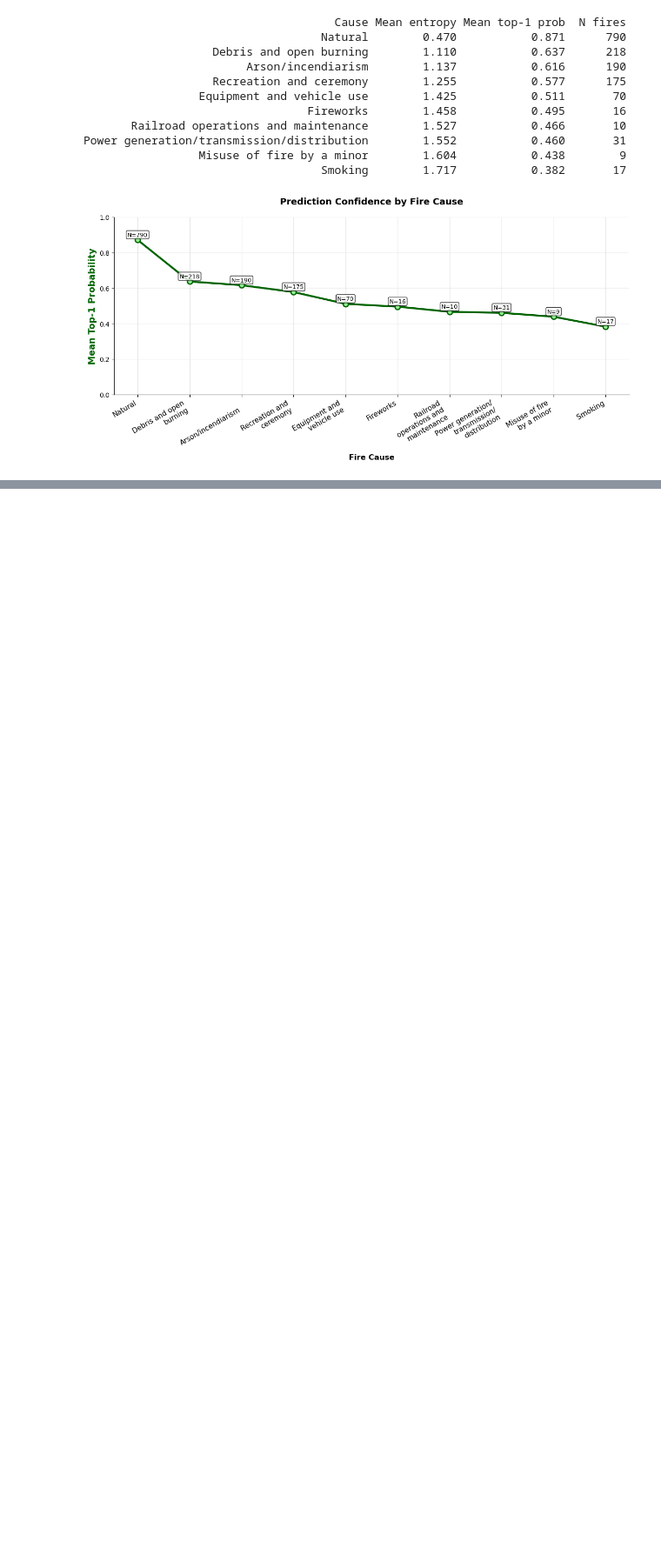
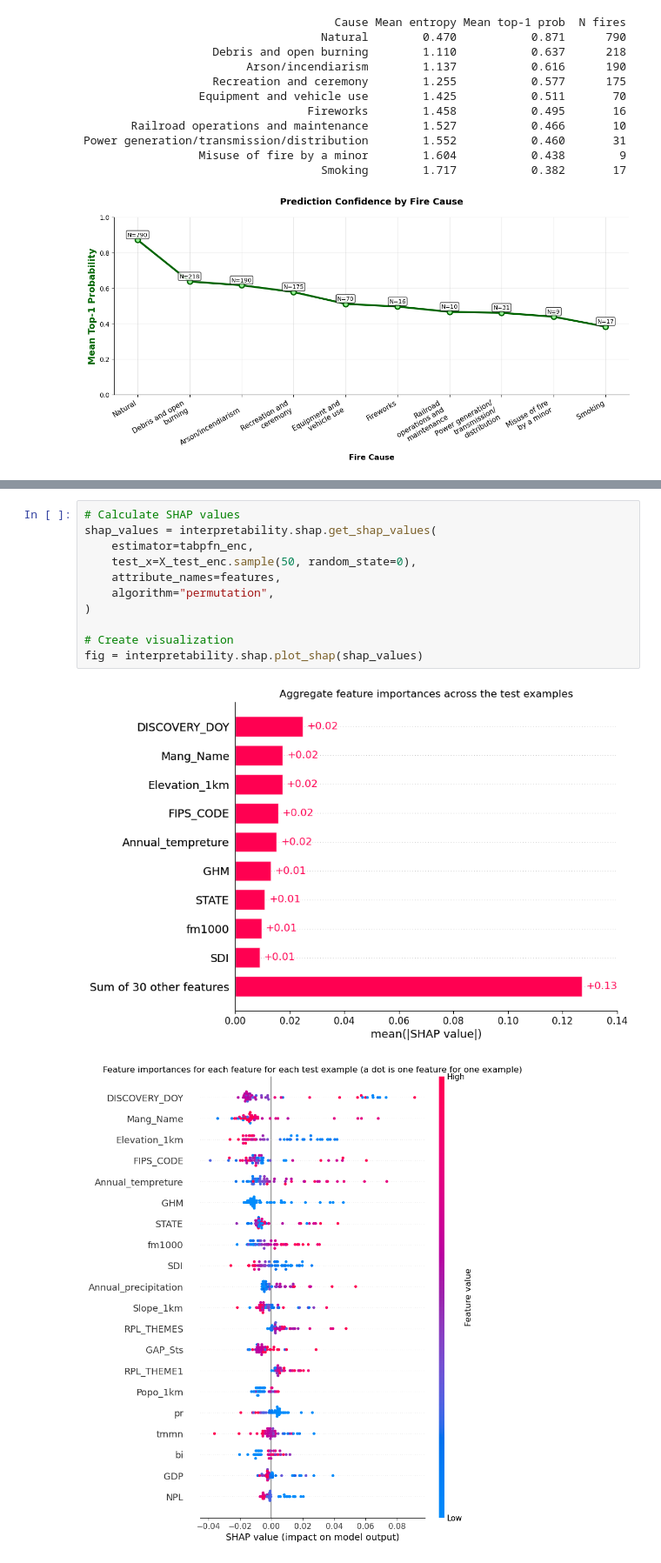
Before and after one commit to ilu24/eaee4000, a Jupyter notebook: 8_tab.ipynb, the cells around one changed output, grey strips where cells are left out. Shown: that part at 87% size. Saved outputs shown, nothing was run; the diff lists cells and outputs as text; blank space fills up the shorter version.

Commit message:
added shap analysis

```diff
--- a/8_tab.ipynb
+++ b/8_tab.ipynb
@@ -361,0 +459,14 @@ Power generation/transmission/distribution        1.552           0.460       31
+# %%
+# Calculate SHAP values
+shap_values = interpretability.shap.get_shap_values(
+    estimator=tabpfn_enc,
+    test_x=X_test_enc.sample(50, random_state=0),
+    attribute_names=features,
+    algorithm="permutation",
+)
+
+# Create visualization
+fig = interpretability.shap.plot_shap(shap_values)
+# %% [output]
+[figure, added]
+[figure, added]
```
Also changed, not shown: parts of 12 cells of this notebook.
